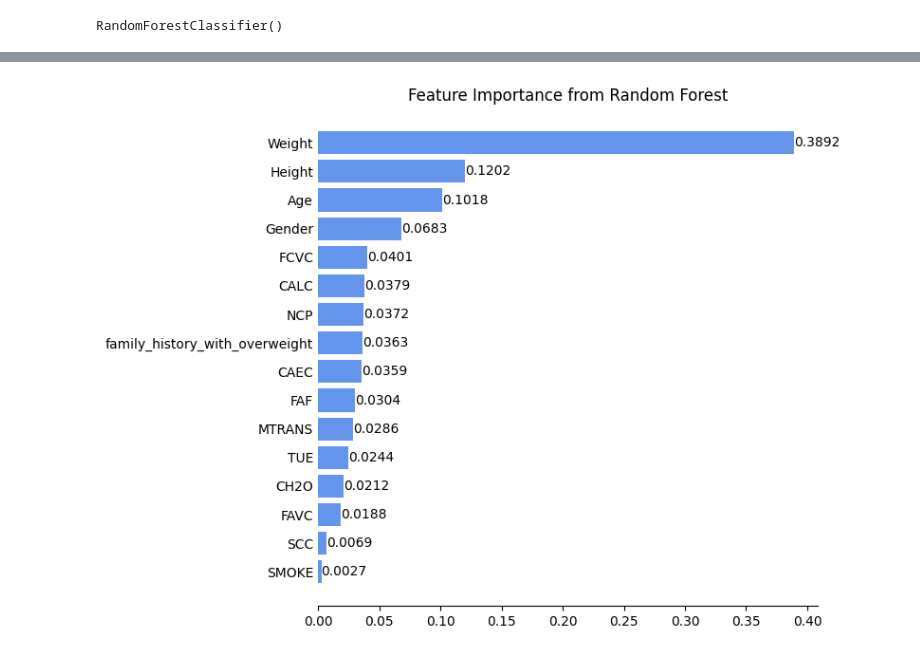
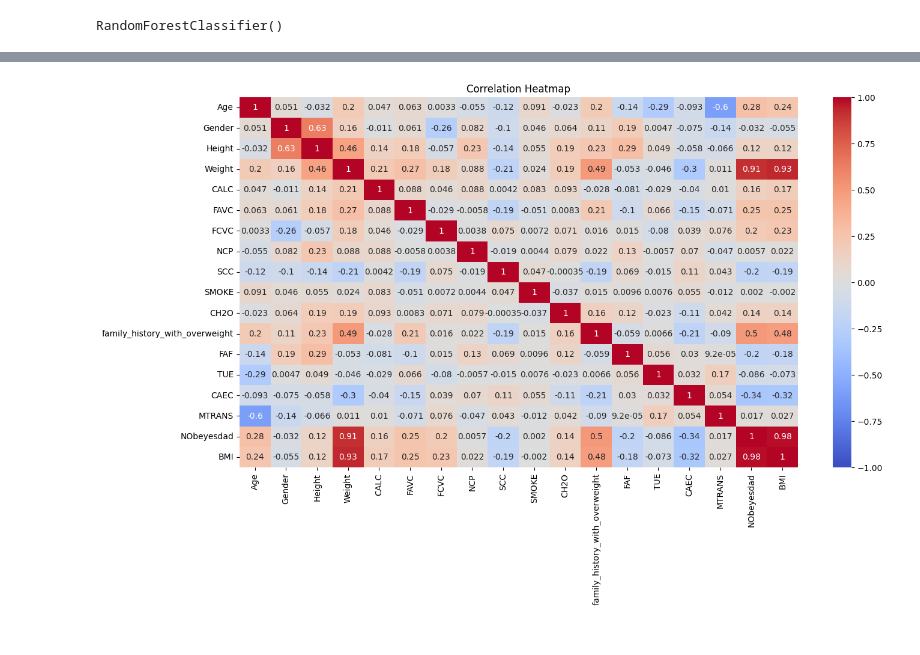
Before and after one commit to 2pleum/mini-project-Data-Analytics, a Jupyter notebook: code/obesity_level.ipynb, the cells around one changed output, grey strips where cells are left out. Saved outputs shown, nothing was run; the diff lists cells and outputs as text; code cells hidden in the pictures.

```diff
--- a/code/obesity_level.ipynb
+++ b/code/obesity_level.ipynb
@@ -300,44 +363,16 @@ weighted avg       0.96      0.96      0.96       418
-# %%
-# Extract feature importances
-importances = model.feature_importances_
-features = X.columns
-
-# Create a DataFrame for feature importances
-importance_df = pd.DataFrame({'Feature': features, 'Importance': importances})
-# importance_df = importance_df[importance_df["Feature"]!="BMI"]
-importance_df = importance_df.sort_values(by='Importance', ascending=True)
-
-# Create a color mapping for the bars
-colors = ['cornflowerblue', 'cornflowerblue', 'cornflowerblue', 'cornflowerblue']
-color_mapping = {label: colors[i % len(colors)] for i, label in enumerate(importance_df['Feature'])}
-
-# Create a figure and axes for the bar chart
-fig, ax = plt.subplots(figsize=(8, 6))
-
-# Create a horizontal bar chart
-bars = ax.barh(importance_df['Feature'], importance_df['Importance'],
-               color=[color_mapping[label] for label in importance_df['Feature']], edgecolor='none')
-
-# Add counts on the bars
-for bar in bars:
-    ax.text(bar.get_width(), bar.get_y() + bar.get_height() / 2,
-            f"{bar.get_width():.4f}", va='center', ha='left', fontsize=10)
-
-# Hide spines and ticks
-ax.spines['top'].set_visible(False)
-ax.spines['right'].set_visible(False)
-ax.spines['left'].set_visible(False)
-ax.tick_params(axis='y', which='both', length=0)
-
-# Set the y-axis labels
-ax.set_yticks(importance_df['Feature'])  # Set the y-tick positions
-ax.set_yticklabels(importance_df['Feature'], fontsize=10)  # Set the y-tick labels
-
-# Set the title for the plot
-ax.set_title('Feature Importance from Random Forest', fontsize=12)
-
-# Show the plot
-plt.tight_layout()  # Adjust the layout
-plt.show()
-# %% [output]
-[figure, removed]
+# %%
+correlation_matrix = df.corr()
+
+# Set the figure size
+plt.figure(figsize=(15, 8))
+
+# Generate the heatmap with 'annot=True' to show the correlation values
+sns.heatmap(correlation_matrix, annot=True, cmap='coolwarm', vmin=-1, vmax=1)
+
+# Set title
+plt.title('Correlation Heatmap')
+
+# Show the plot
+plt.show()
+# %% [output]
+[figure, added]
```
Also changed, not shown: parts of 6 cells of this notebook, 1 other file.
